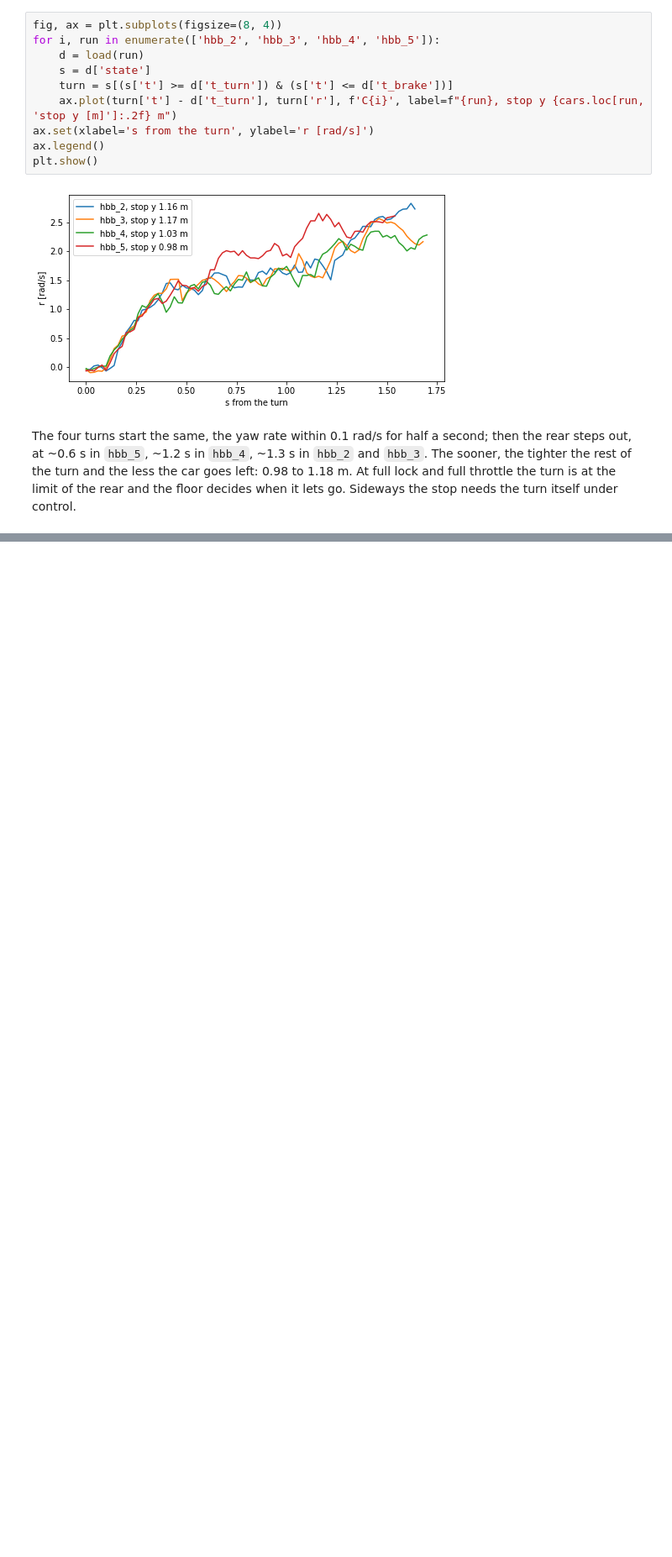
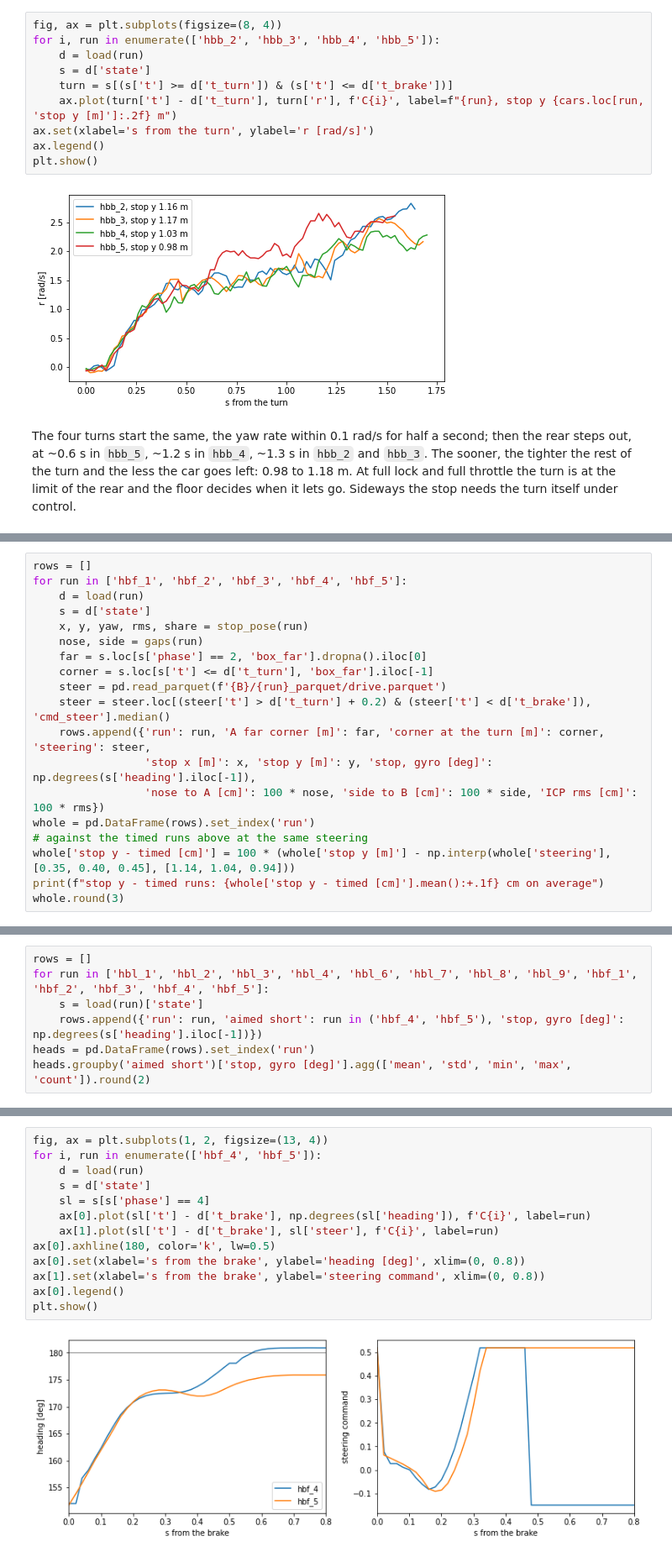
Before and after one commit to Gelminaio/drift-mpc-ackermann, a Jupyter notebook: notebooks/parking.ipynb, the cells around one changed output, grey strips where cells are left out. Shown at 84% size. Cells and saved outputs as stored; diff of their text form; blank space fills up the shorter version.

```diff
--- a/notebooks/parking.ipynb
+++ b/notebooks/parking.ipynb
@@ -297,0 +417,19 @@ itself under control.
+# %%
+rows = []
+for run in ['hbf_1', 'hbf_2', 'hbf_3', 'hbf_4', 'hbf_5']:
+    d = load(run)
+    s = d['state']
+    x, y, yaw, rms, share = stop_pose(run)
+    nose, side = gaps(run)
+    far = s.loc[s['phase'] == 2, 'box_far'].dropna().iloc[0]
+    corner = s.loc[s['t'] <= d['t_turn'], 'box_far'].iloc[-1]
+    steer = pd.read_parquet(f'{B}/{run}_parquet/drive.parquet')
+    steer = steer.loc[(steer['t'] > d['t_turn'] + 0.2) & (steer['t'] < d['t_brake']), 'cmd_steer'].median()
+    rows.append({'run': run, 'A far corner [m]': far, 'corner at the turn [m]': corner, 'steering': steer,
+                 'stop x [m]': x, 'stop y [m]': y, 'stop, gyro [deg]': np.degrees(s['heading'].iloc[-1]),
+                 'nose to A [cm]': 100 * nose, 'side to B [cm]': 100 * side, 'ICP rms [cm]': 100 * rms})
+whole = pd.DataFrame(rows).set_index('run')
+# against the timed runs above at the same steering
+whole['stop y - timed [cm]'] = 100 * (whole['stop y [m]'] - np.interp(whole['steering'], [0.35, 0.40, 0.45], [1.14, 1.04, 0.94]))
+print(f"stop y - timed runs: {whole['stop y - timed [cm]'].mean():+.1f} cm on average")
+whole.round(3)
@@ -297,0 +458,7 @@ itself under control.
+# %%
+rows = []
+for run in ['hbl_1', 'hbl_2', 'hbl_3', 'hbl_4', 'hbl_6', 'hbl_7', 'hbl_8', 'hbl_9', 'hbf_1', 'hbf_2', 'hbf_3', 'hbf_4', 'hbf_5']:
+    s = load(run)['state']
+    rows.append({'run': run, 'aimed short': run in ('hbf_4', 'hbf_5'), 'stop, gyro [deg]': np.degrees(s['heading'].iloc[-1])})
+heads = pd.DataFrame(rows).set_index('run')
+heads.groupby('aimed short')['stop, gyro [deg]'].agg(['mean', 'std', 'min', 'max', 'count']).round(2)
@@ -297,0 +470,15 @@ itself under control.
+# %%
+fig, ax = plt.subplots(1, 2, figsize=(13, 4))
+for i, run in enumerate(['hbf_4', 'hbf_5']):
+    d = load(run)
+    s = d['state']
+    sl = s[s['phase'] == 4]
+    ax[0].plot(sl['t'] - d['t_brake'], np.degrees(sl['heading']), f'C{i}', label=run)
+    ax[1].plot(sl['t'] - d['t_brake'], sl['steer'], f'C{i}', label=run)
+ax[0].axhline(180, color='k', lw=0.5)
+ax[0].set(xlabel='s from the brake', ylabel='heading [deg]', xlim=(0, 0.8))
+ax[1].set(xlabel='s from the brake', ylabel='steering command', xlim=(0, 0.8))
+ax[0].legend()
+plt.show()
+# %% [output]
+[figure, added]
```
Also changed, not shown: parts of 16 cells of this notebook.
